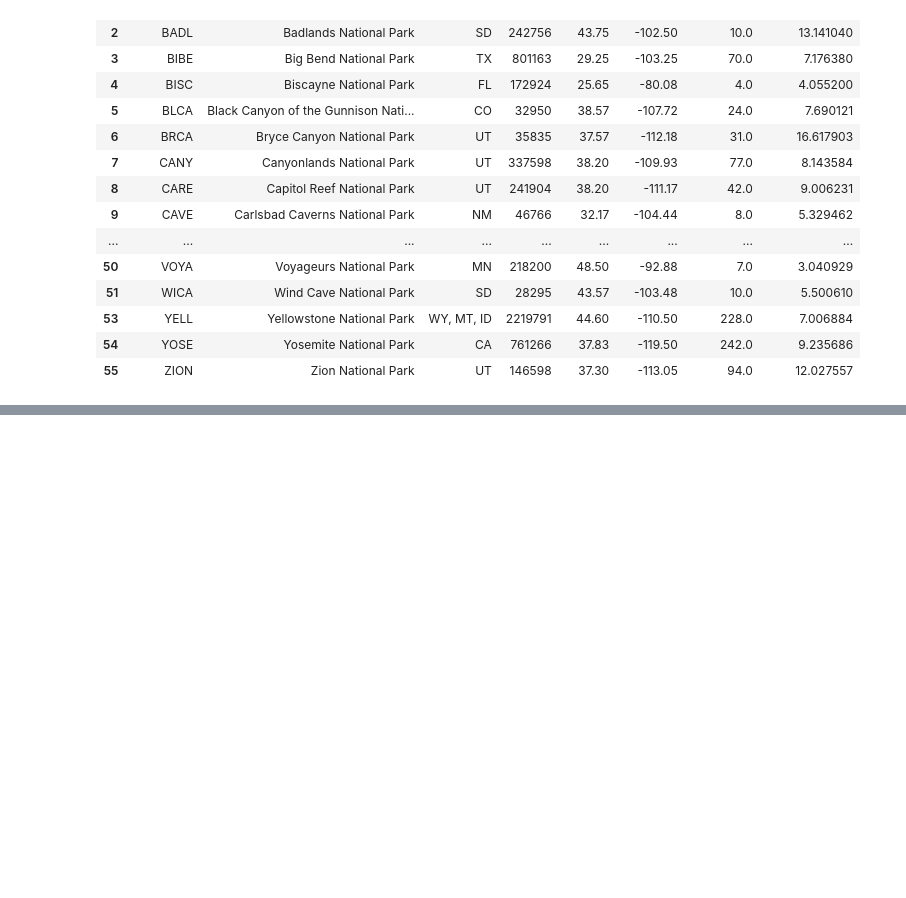
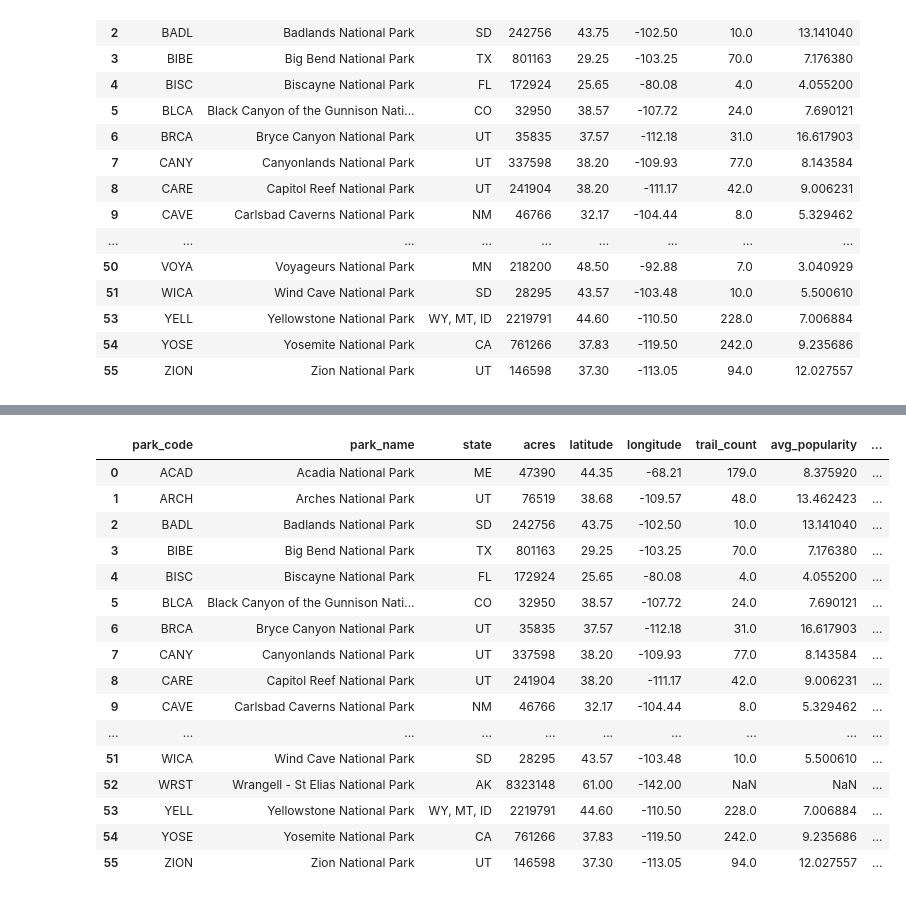
Before and after one commit to B-Stanley-0316/Nat_Parks_Project, a Jupyter notebook: clean_data.ipynb, the cells around one changed output, grey strips where cells are left out. Cells and saved outputs as stored; diff of their text form; code cells hidden in the pictures; blank space fills up the shorter version.

Commit message:
bio data merged

```diff
--- a/clean_data.ipynb
+++ b/clean_data.ipynb
@@ -461,0 +464,15 @@ parks_trails_final_df.to_csv(merged_data_to_load, index=False)
+# %%
+# Creat a new df that contains the count of trails, the average poplarity of each park, and species count per park:
+
+park_bio_test_df = pd.DataFrame({
+    "trail_count": trail_count,
+    "avg_popularity": trail_pop_avg,
+    "species_count" : bio_count,
+})
+
+#Reset the index so the park name is no longer the index:
+
+park_bio_test_df.reset_index(inplace=True)
+park_bio_test_df = park_bio_test_df.rename(columns = {'index':'park_name'})
+
+park_bio_test_df
@@ -461,0 +497,23 @@ parks_trails_final_df.to_csv(merged_data_to_load, index=False)
+# %%
+#Create a dataframe that populates the parks_df with trail count and popularity data from the trails df:
+merged_parks_bio_df = pd.merge(parks_final_df, park_bio_test_df, on="park_name", how="left")
+pd.options.display.max_rows = 100
+merged_parks_bio_df
+# %% [output]
+|  | park_code | park_name | state | acres | latitude | longitude | trail_count | avg_popularity | ... |
+| 0 | ACAD | Acadia National Park | ME | 47390 | 44.35 | -68.21 | 179.0 | 8.375920 | ... |
+| 1 | ARCH | Arches National Park | UT | 76519 | 38.68 | -109.57 | 48.0 | 13.462423 | ... |
+| 2 | BADL | Badlands National Park | SD | 242756 | 43.75 | -102.50 | 10.0 | 13.141040 | ... |
+| 3 | BIBE | Big Bend National Park | TX | 801163 | 29.25 | -103.25 | 70.0 | 7.176380 | ... |
+| 4 | BISC | Biscayne National Park | FL | 172924 | 25.65 | -80.08 | 4.0 | 4.055200 | ... |
+| 5 | BLCA | Black Canyon of the Gunnison Nati... | CO | 32950 | 38.57 | -107.72 | 24.0 | 7.690121 | ... |
+| 6 | BRCA | Bryce Canyon National Park | UT | 35835 | 37.57 | -112.18 | 31.0 | 16.617903 | ... |
+| 7 | CANY | Canyonlands National Park | UT | 337598 | 38.20 | -109.93 | 77.0 | 8.143584 | ... |
+| 8 | CARE | Capitol Reef National Park | UT | 241904 | 38.20 | -111.17 | 42.0 | 9.006231 | ... |
+| 9 | CAVE | Carlsbad Caverns National Park | NM | 46766 | 32.17 | -104.44 | 8.0 | 5.329462 | ... |
+| ... | ... | ... | ... | ... | ... | ... | ... | ... | ... |
+| 51 | WICA | Wind Cave National Park | SD | 28295 | 43.57 | -103.48 | 10.0 | 5.500610 | ... |
+| 52 | WRST | Wrangell - St Elias National Park | AK | 8323148 | 61.00 | -142.00 | NaN | NaN | ... |
+| 53 | YELL | Yellowstone National Park | WY, MT, ID | 2219791 | 44.60 | -110.50 | 228.0 | 7.006884 | ... |
+| 54 | YOSE | Yosemite National Park | CA | 761266 | 37.83 | -119.50 | 242.0 | 9.235686 | ... |
+| 55 | ZION | Zion National Park | UT | 146598 | 37.30 | -113.05 | 94.0 | 12.027557 | ... |
```
Also changed, not shown: parts of 4 cells of this notebook, 1 other file.
